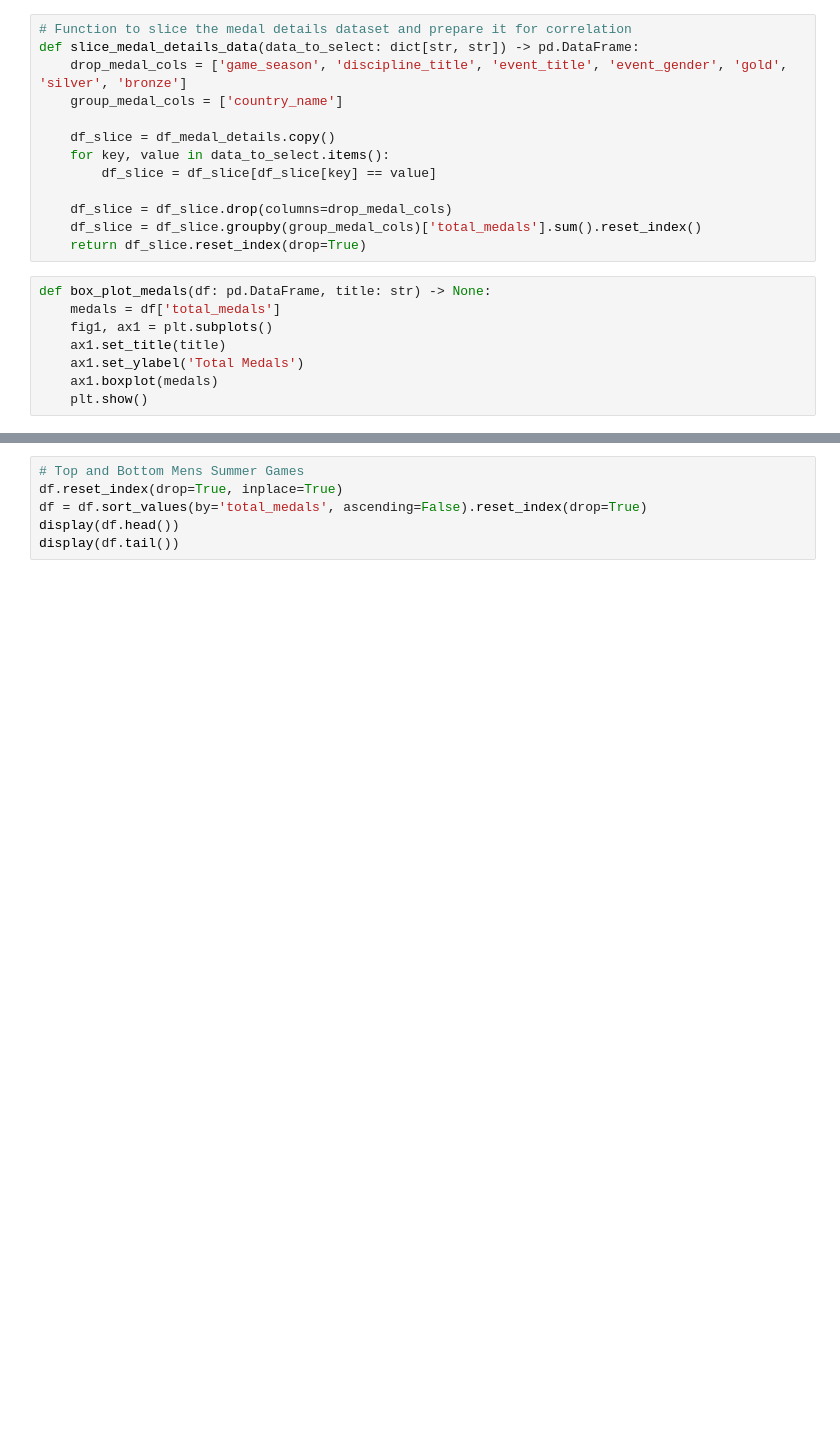
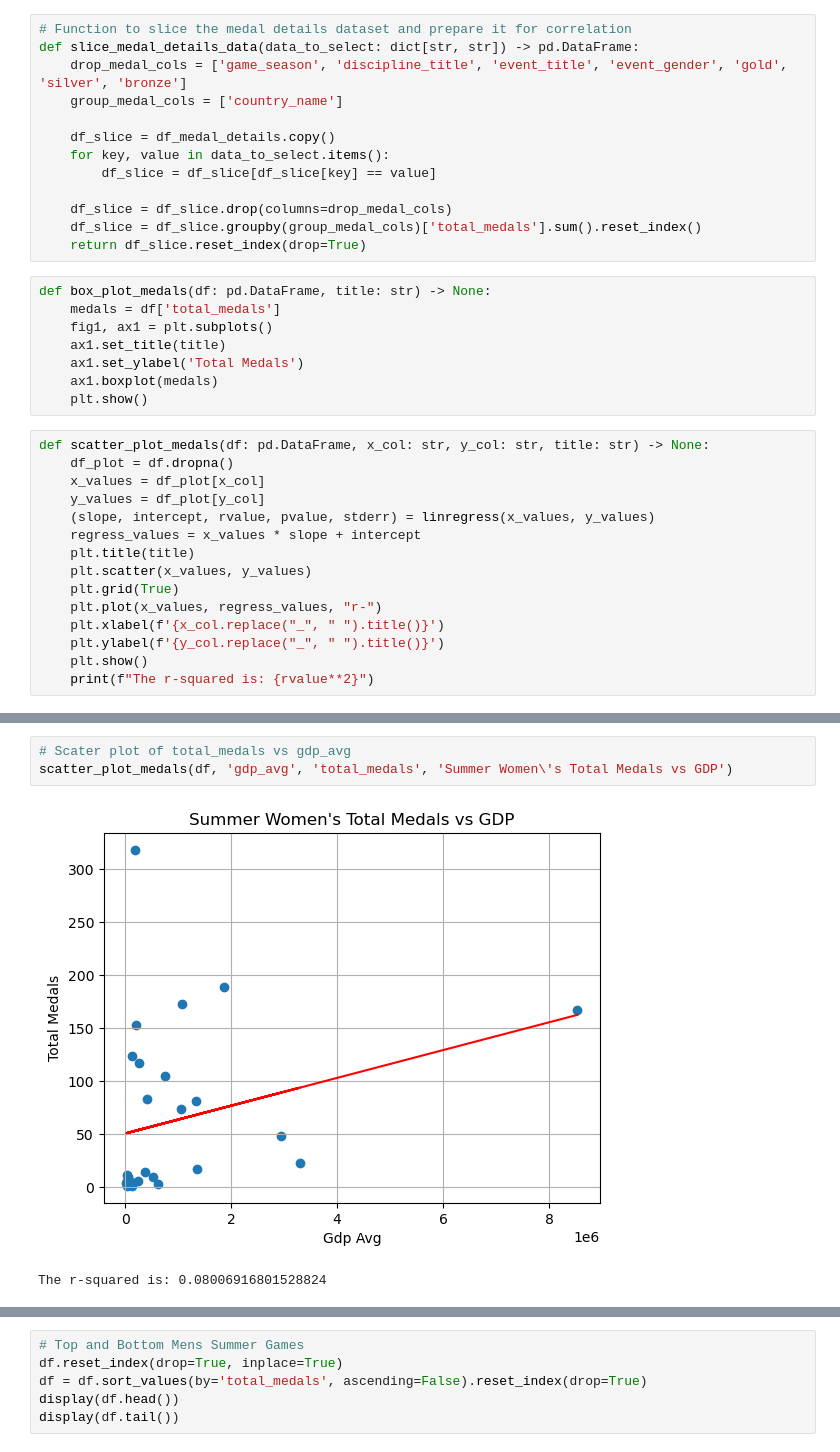
Before and after one commit to JimGile/group3-project1, a Jupyter notebook: src/jg_medal_type_correlation_with_games.ipynb, the cells around one changed output, grey strips where cells are left out. Cells and saved outputs as stored; diff of their text form; blank space fills up the shorter version.

Commit message:
added scatter plot and linear regression to correlation analysis

```diff
--- a/src/jg_medal_type_correlation_with_games.ipynb
+++ b/src/jg_medal_type_correlation_with_games.ipynb
@@ -73,6 +74,21 @@ def box_plot_medals(df: pd.DataFrame, title: str) -> None:
     ax1.set_ylabel('Total Medals')
     ax1.boxplot(medals)
     plt.show()
+# %%
+def scatter_plot_medals(df: pd.DataFrame, x_col: str, y_col: str, title: str) -> None:
+    df_plot = df.dropna()
+    x_values = df_plot[x_col]
+    y_values = df_plot[y_col]
+    (slope, intercept, rvalue, pvalue, stderr) = linregress(x_values, y_values)
+    regress_values = x_values * slope + intercept
+    plt.title(title)
+    plt.scatter(x_values, y_values)
+    plt.grid(True)
+    plt.plot(x_values, regress_values, "r-")
+    plt.xlabel(f'{x_col.replace("_", " ").title()}')
+    plt.ylabel(f'{y_col.replace("_", " ").title()}')
+    plt.show()
+    print(f"The r-squared is: {rvalue**2}")
 # %%
 # Women's summer games correlation
 data_to_select = {
@@ -107,3 +107,9 @@ memory usage: 6.6+ KB
 | good_diet_pct | 0.287825 | 0.745038 | 0.897316 | 0.210865 | 1.000000 | -1.000000 | -0.151061 |
 | bad_diet_pct | -0.269807 | -0.729592 | -0.890775 | -0.197154 | -1.000000 | 1.000000 | 0.159740 |
 | population | 0.313934 | -0.178541 | -0.159272 | 0.409605 | -0.151061 | 0.159740 | 1.000000 |
+# %%
+# Scater plot of total_medals vs gdp_avg
+scatter_plot_medals(df, 'gdp_avg', 'total_medals', 'Summer Women\'s Total Medals vs GDP')
+# %% [output]
+[figure, added]
+The r-squared is: 0.08006916801528824
```
Also changed, not shown: parts of 25 cells of this notebook.
